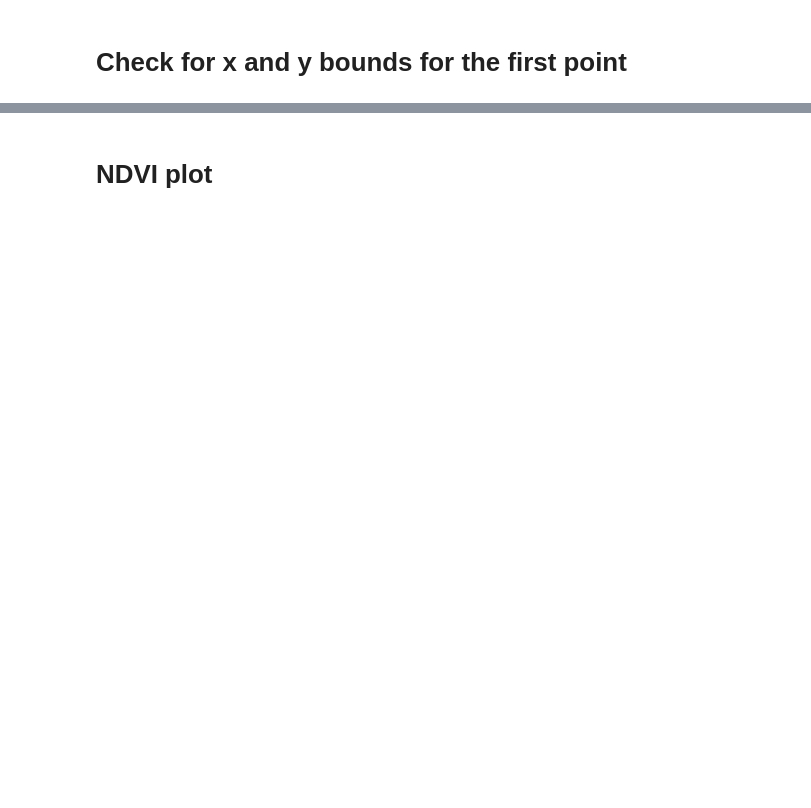
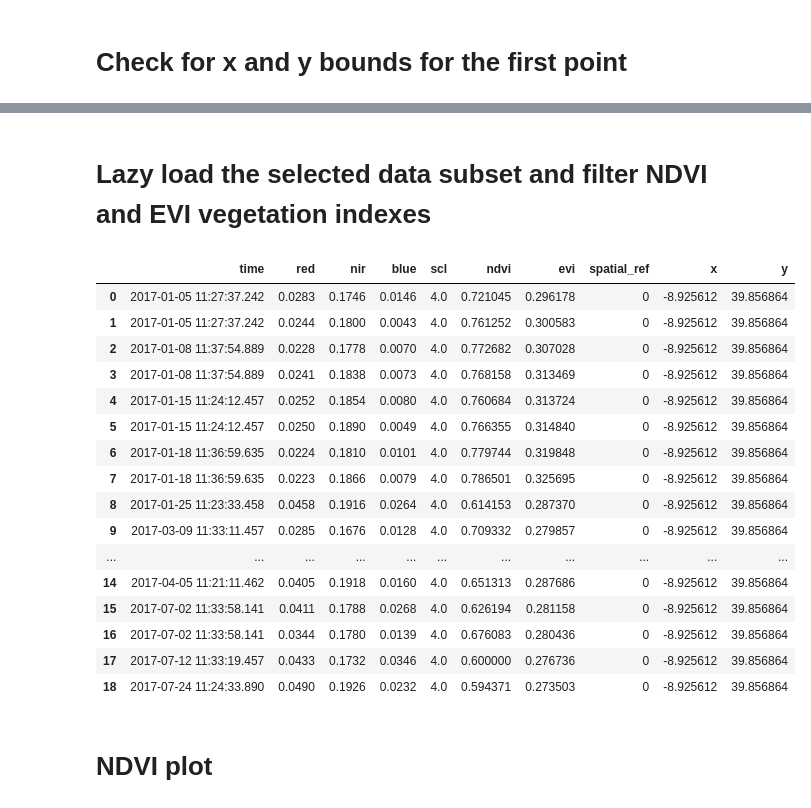
Before and after one commit to JPPereira93/geospatial-workflows, a Jupyter notebook: satellite-imagery-processing/STAC_sentinel_download_ndvi_timeseries.ipynb, the cells around one changed output, grey strips where cells are left out. Drawn from its saved outputs; the diff is of its cells as text; code cells hidden in the pictures; blank space fills up the shorter version.

```diff
--- a/satellite-imagery-processing/STAC_sentinel_download_ndvi_timeseries.ipynb
+++ b/satellite-imagery-processing/STAC_sentinel_download_ndvi_timeseries.ipynb
@@ -246,19 +295,38 @@ else:
+# %% [markdown]
+# Lazy load the selected data subset and filter NDVI and EVI vegetation indexes
 # %%
-# Load the selected data subset
-
 sentinel_point.load()
 
-# Transform the Dataset to a DataFrame
+# Transform the xarray Dataset to a DataFrame
 sentinel_table = sentinel_point.to_dataframe()
-sentinel_table
 
-# Step 2: Filter NDVI values that are out of the valid range (-1 to 1)
-sentinel_table = sentinel_table[(sentinel_table['ndvi'] >= -1) & (sentinel_table['ndvi'] <= 1)]
-
-# Step 3: Reset index if needed (optional, depending on how you want to handle the index)
+# Filter NDVI and EVI values that are out of the valid range (-1 to 1)
+sentinel_table = sentinel_table[
+    (sentinel_table['ndvi'] >= -1) & (sentinel_table['ndvi'] <= 1) &
+    (sentinel_table['evi'] >= -1) & (sentinel_table['evi'] <= 1)
+]
+# Step 3: Reset index if needed (optional)
 sentinel_table.reset_index(inplace=True)
 
 sentinel_table
+# %% [output]
+|  | time | red | nir | blue | scl | ndvi | evi | spatial_ref | x | y |
+| 0 | 2017-01-05 11:27:37.242 | 0.0283 | 0.1746 | 0.0146 | 4.0 | 0.721045 | 0.296178 | 0 | -8.925612 | 39.856864 |
+| 1 | 2017-01-05 11:27:37.242 | 0.0244 | 0.1800 | 0.0043 | 4.0 | 0.761252 | 0.300583 | 0 | -8.925612 | 39.856864 |
+| 2 | 2017-01-08 11:37:54.889 | 0.0228 | 0.1778 | 0.0070 | 4.0 | 0.772682 | 0.307028 | 0 | -8.925612 | 39.856864 |
+| 3 | 2017-01-08 11:37:54.889 | 0.0241 | 0.1838 | 0.0073 | 4.0 | 0.768158 | 0.313469 | 0 | -8.925612 | 39.856864 |
+| 4 | 2017-01-15 11:24:12.457 | 0.0252 | 0.1854 | 0.0080 | 4.0 | 0.760684 | 0.313724 | 0 | -8.925612 | 39.856864 |
+| 5 | 2017-01-15 11:24:12.457 | 0.0250 | 0.1890 | 0.0049 | 4.0 | 0.766355 | 0.314840 | 0 | -8.925612 | 39.856864 |
+| 6 | 2017-01-18 11:36:59.635 | 0.0224 | 0.1810 | 0.0101 | 4.0 | 0.779744 | 0.319848 | 0 | -8.925612 | 39.856864 |
+| 7 | 2017-01-18 11:36:59.635 | 0.0223 | 0.1866 | 0.0079 | 4.0 | 0.786501 | 0.325695 | 0 | -8.925612 | 39.856864 |
+| 8 | 2017-01-25 11:23:33.458 | 0.0458 | 0.1916 | 0.0264 | 4.0 | 0.614153 | 0.287370 | 0 | -8.925612 | 39.856864 |
+| 9 | 2017-03-09 11:33:11.457 | 0.0285 | 0.1676 | 0.0128 | 4.0 | 0.709332 | 0.279857 | 0 | -8.925612 | 39.856864 |
+| ... | ... | ... | ... | ... | ... | ... | ... | ... | ... | ... |
+| 14 | 2017-04-05 11:21:11.462 | 0.0405 | 0.1918 | 0.0160 | 4.0 | 0.651313 | 0.287686 | 0 | -8.925612 | 39.856864 |
+| 15 | 2017-07-02 11:33:58.141 | 0.0411 | 0.1788 | 0.0268 | 4.0 | 0.626194 | 0.281158 | 0 | -8.925612 | 39.856864 |
+| 16 | 2017-07-02 11:33:58.141 | 0.0344 | 0.1780 | 0.0139 | 4.0 | 0.676083 | 0.280436 | 0 | -8.925612 | 39.856864 |
+| 17 | 2017-07-12 11:33:19.457 | 0.0433 | 0.1732 | 0.0346 | 4.0 | 0.600000 | 0.276736 | 0 | -8.925612 | 39.856864 |
+| 18 | 2017-07-24 11:24:33.890 | 0.0490 | 0.1926 | 0.0232 | 4.0 | 0.594371 | 0.273503 | 0 | -8.925612 | 39.856864 |
 # %% [markdown]
 # NDVI plot
 # %%
```
Also changed, not shown: parts of 21 cells of this notebook.
